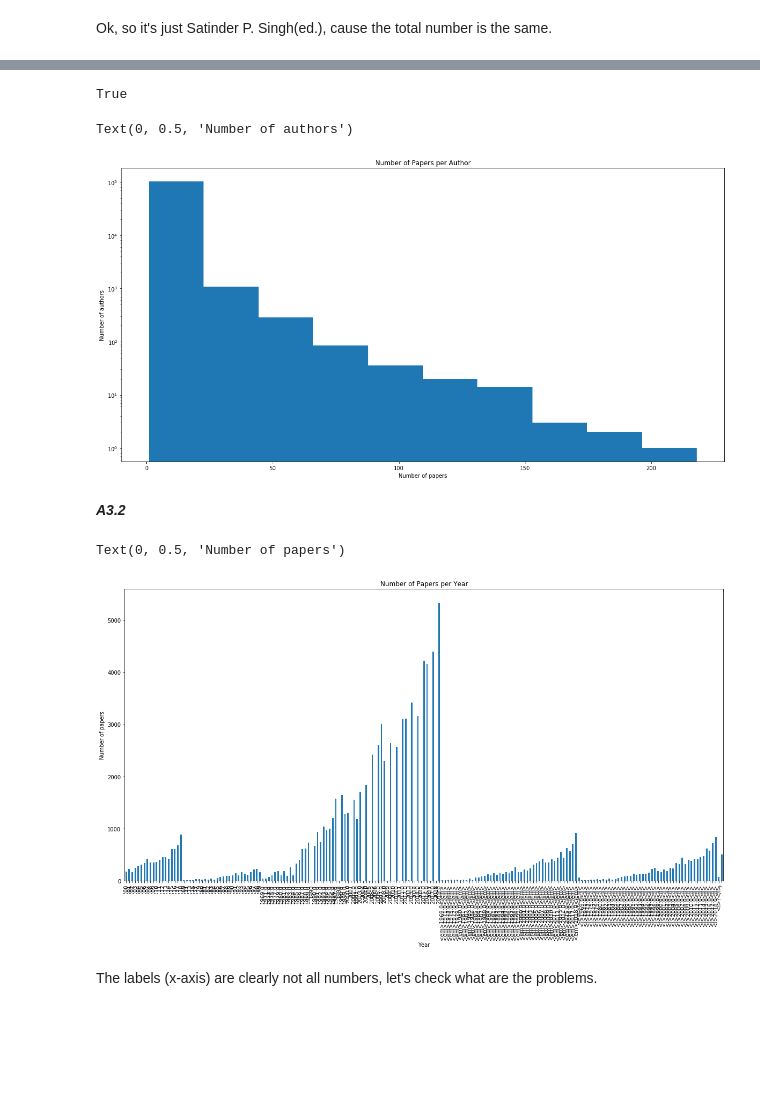
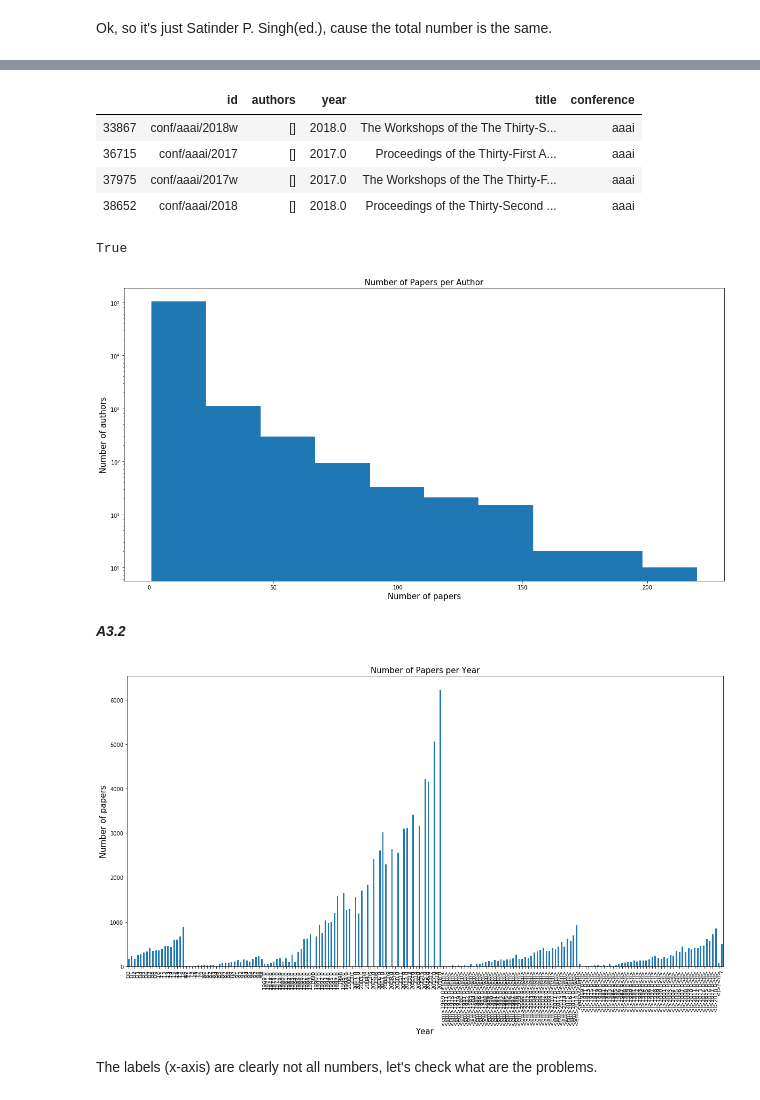
Before and after one commit to dinotuku/2019, a Jupyter notebook: Homework/01 - Pandas and Data Wrangling/hw1.ipynb, the cells around one changed output, grey strips where cells are left out. Saved outputs shown, nothing was run; the diff lists cells and outputs as text; code cells hidden in the pictures; blank space fills up the shorter version.

Commit message:
modify hw1 after postmortem

```diff
--- a/Homework/01 - Pandas and Data Wrangling/hw1.ipynb
+++ b/Homework/01 - Pandas and Data Wrangling/hw1.ipynb
@@ -58,6 +59,9 @@ dblp.head()
 # %%
 # keep only conference papers
 conf_papers = dblp[dblp['id'].apply(lambda x: 'conf/' in x)]
+# %%
+# remove papers with empty authors
+conf_papers = conf_papers[conf_papers['authors'].apply(lambda x: len(x) > 0)]
 # %%
 # read the selected conferences from list_of_ai_conferences.txt file
 # and save it into conferences list
@@ -301,0 +241,29 @@ a31_conf_papers = a31_conf_papers[a31_conf_papers['id'].apply(lambda x: x not in
+# %%
+removed_ids_sheila = conf_authors[(conf_authors['author'] == 'Sheila A. McIlraith') &
+                                  (conf_authors['conference'] == 'aaai') &
+                                  (conf_authors['year'] == '2018.0')]['id'].values
+removed_ids_satinder = conf_authors[(conf_authors['author'] == 'Satinder P. Singh (ed.)') &
+                                    (conf_authors['conference'] == 'aaai') &
+                                    (conf_authors['year'] == '2017.0')]['id'].values
+def remove_name_in_list(ob):
+    # only remove name when paper's id is in removed_ids
+    if ob['id'] in removed_ids_sheila:
+        ob['authors'] = [a for a in ob['authors'] if a != 'Sheila A. McIlraith']
+    if ob['id'] in removed_ids_satinder:
+        ob['authors'] = [a for a in ob['authors'] if a != 'Satinder P. Singh (ed.)']
+    return ob
+# %%
+a31_conf_papers = conf_papers.copy()
+a31_conf_papers = a31_conf_papers.apply(remove_name_in_list, axis=1)
+# %%
+# after the above step there are four additional empty authors entries
+a31_conf_papers[a31_conf_papers['authors'].apply(lambda x: len(x) == 0)]
+# %% [output]
+|  | id | authors | year | title | conference |
+| 33867 | conf/aaai/2018w | [] | 2018.0 | The Workshops of the The Thirty-S... | aaai |
+| 36715 | conf/aaai/2017 | [] | 2017.0 | Proceedings of the Thirty-First A... | aaai |
+| 37975 | conf/aaai/2017w | [] | 2017.0 | The Workshops of the The Thirty-F... | aaai |
+| 38652 | conf/aaai/2018 | [] | 2018.0 | Proceedings of the Thirty-Second ... | aaai |
+# %%
+# remove entries empty authors list
+a31_conf_papers = a31_conf_papers[a31_conf_papers['authors'].apply(lambda x: len(x) > 0)]
@@ -306,21 +281,23 @@ a31_conf_papers.shape[0] == a31_conf_authors['id'].unique().size
 True
 # %%
 # plot the number of papers per author
-ax = a31_conf_authors['author'].value_counts().plot.hist(figsize=(20, 10), title='Number of Papers per Author', log=True)
-ax.set_xlabel('Number of papers')
-ax.set_ylabel('Number of authors')
+a31_conf_authors['author'].value_counts().plot.hist(figsize=(20, 10), log=True)
+plt.title('Number of Papers per Author', fontsize=15)
+plt.xlabel('Number of papers', fontsize=15)
+plt.ylabel('Number of authors', fontsize=15)
+plt.show()
 # %% [output]
-Text(0, 0.5, 'Number of authors')
-[figure, old version]
+[figure, new version]
 # %% [markdown]
 ***A3.2***
 # %%
-ax = a31_conf_papers['year'].value_counts().sort_index().plot.bar(figsize=(20, 10), title='Number of Papers per Year')
-ax.set_xlabel('Year')
-ax.set_ylabel('Number of papers')
+a31_conf_papers['year'].value_counts().sort_index().plot.bar(figsize=(20, 10))
+plt.title('Number of Papers per Year', fontsize=15)
+plt.xlabel('Year', fontsize=15)
+plt.ylabel('Number of papers', fontsize=15)
+plt.show()
 # %% [output]
-Text(0, 0.5, 'Number of papers')
-[figure, old version]
+[figure, new version]
 # %% [markdown]
 The labels (x-axis) are clearly not all numbers, let's check what are the problems.
 # %%
```
Also changed, not shown: parts of 93 cells of this notebook.
